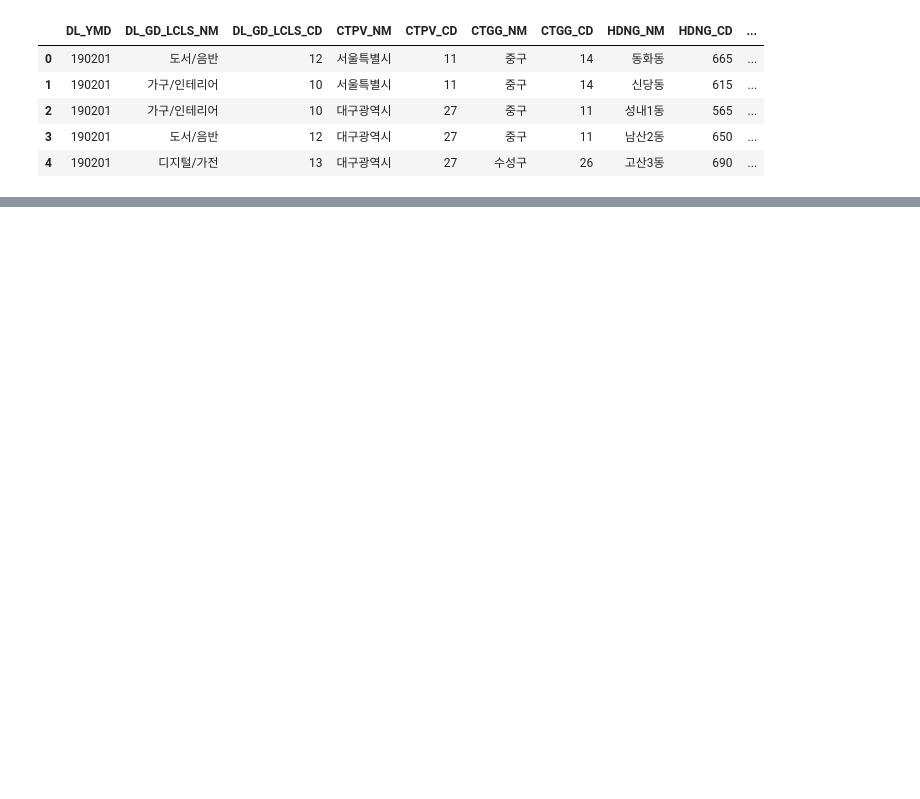
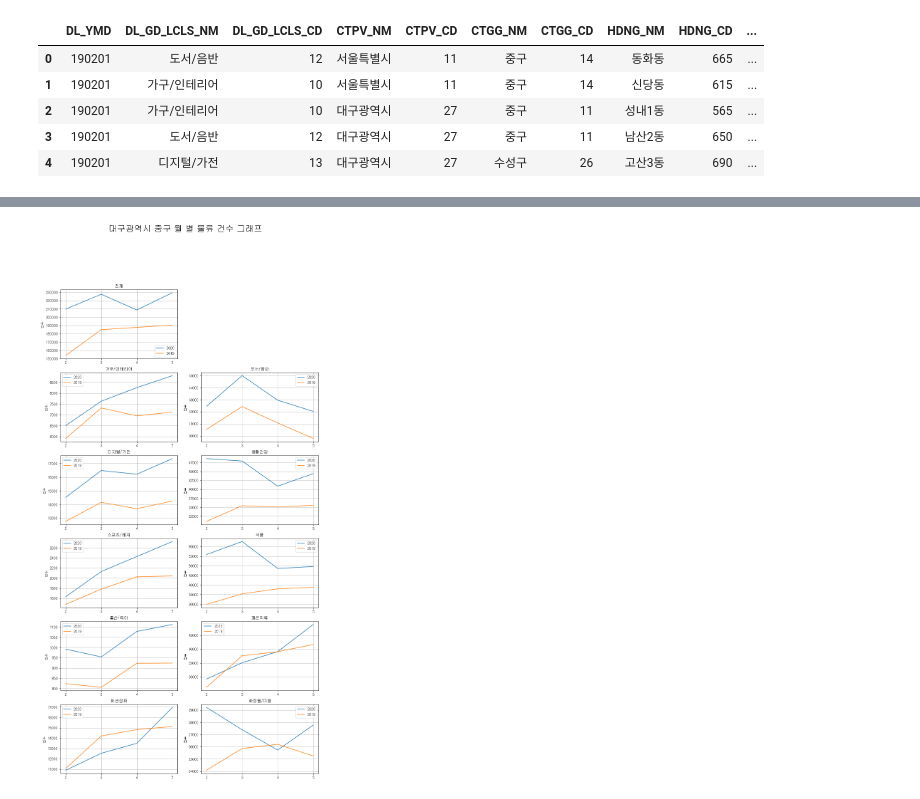
Before and after one commit to Kimdongui/Algorithm, a Jupyter notebook: Untitled.ipynb, the cells around one changed output, grey strips where cells are left out. Saved outputs shown, nothing was run; the diff lists cells and outputs as text; code cells hidden in the pictures; blank space fills up the shorter version.

```diff
--- a/Untitled.ipynb
+++ b/Untitled.ipynb
@@ -171,0 +279,4 @@ ax_2.hist(stack["INVC_CONT"], bins = 50)
+# %%
+plot_line_graph("대구광역시", "중구")
+# %% [output]
+[figure, added]
```
Also changed, not shown: parts of 61 cells of this notebook.
